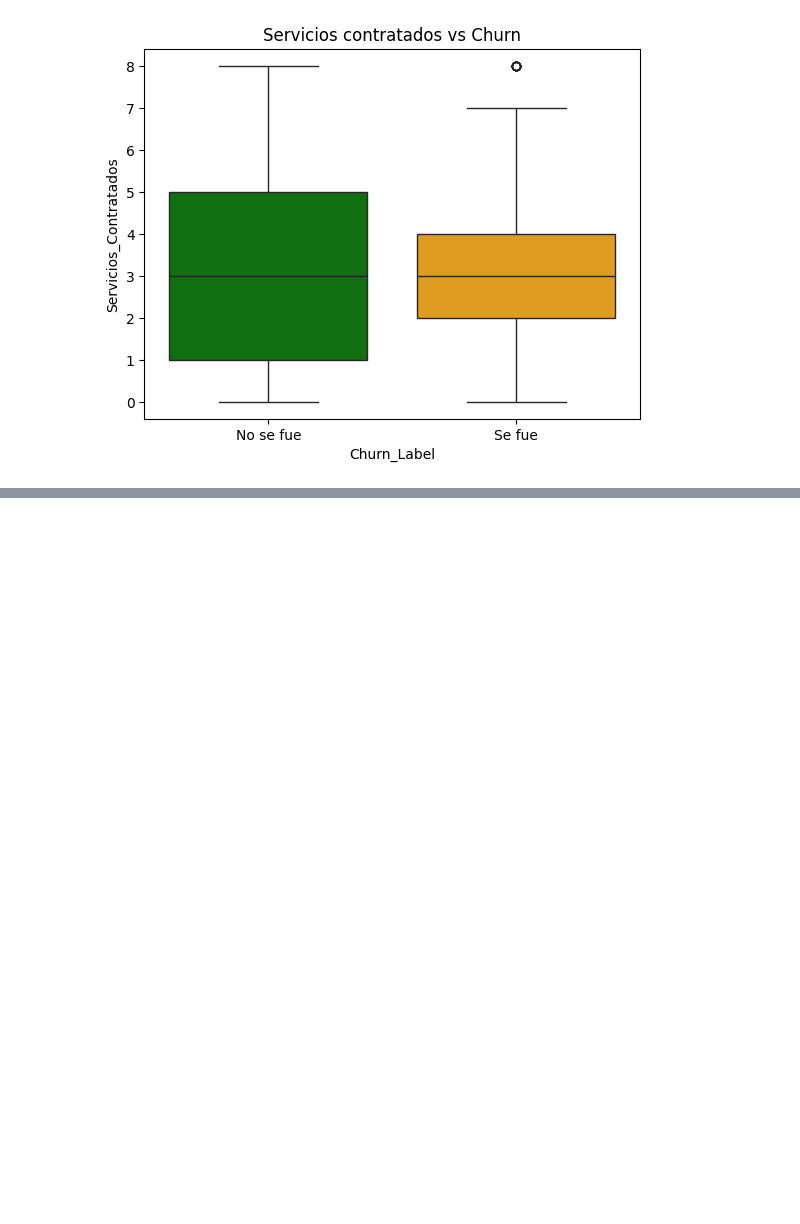
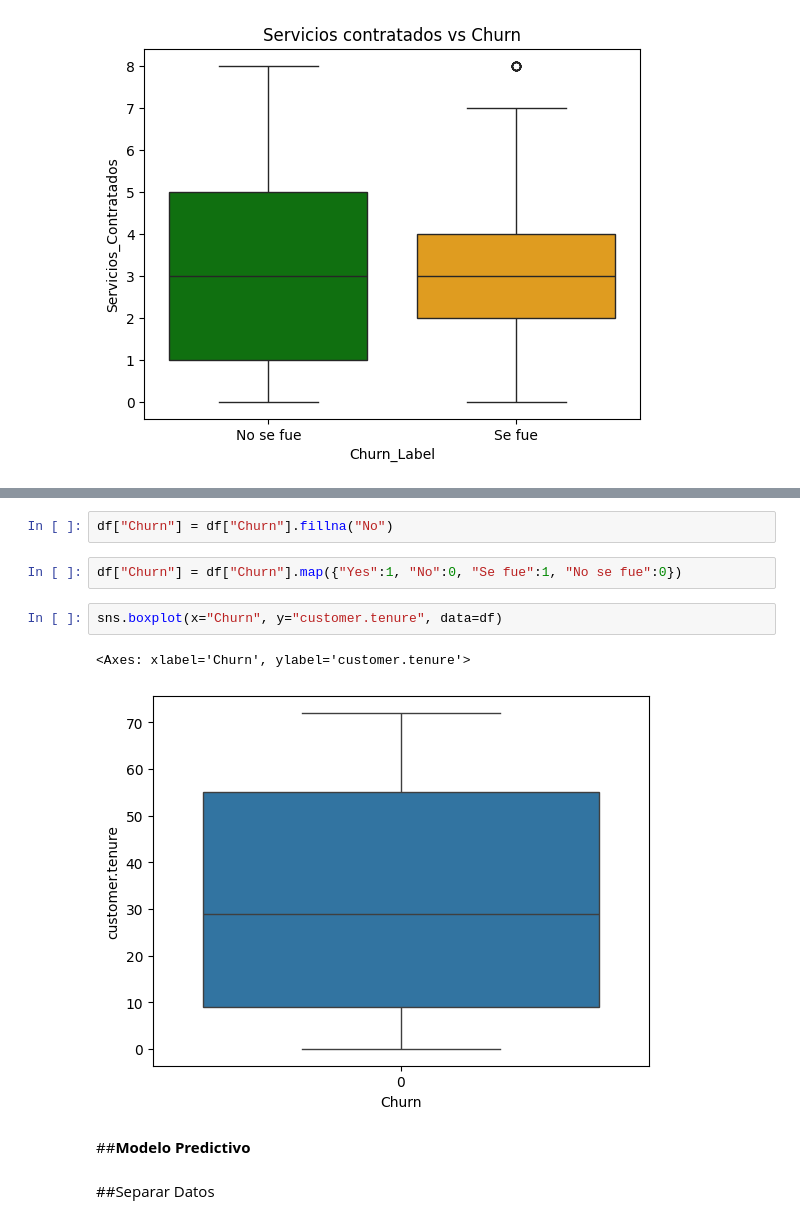
Before and after one commit to MadridVP/Challenge_Telecom-X-Parte-2-Predicci-n-de-Cancelaci-n-Churn-, a Jupyter notebook: Challenge_ONE_Data_Science_Telecom_X1_VM.ipynb, the cells around one changed output, grey strips where cells are left out. Cells and saved outputs as stored; diff of their text form; blank space fills up the shorter version.

```diff
--- a/Challenge_ONE_Data_Science_Telecom_X1_VM.ipynb
+++ b/Challenge_ONE_Data_Science_Telecom_X1_VM.ipynb
@@ -531,0 +914,13 @@ Passing `palette` without assigning `hue` is deprecated and will be removed in v
+# %%
+df["Churn"] = df["Churn"].fillna("No")
+# %%
+df["Churn"] = df["Churn"].map({"Yes":1, "No":0, "Se fue":1, "No se fue":0})
+# %%
+sns.boxplot(x="Churn", y="customer.tenure", data=df)
+# %% [output]
+<Axes: xlabel='Churn', ylabel='customer.tenure'>
+[figure, added]
+# %% [markdown]
+##**Modelo Predictivo**
+# %% [markdown]
+##Separar Datos
```
Also changed, not shown: parts of 49 cells of this notebook.
